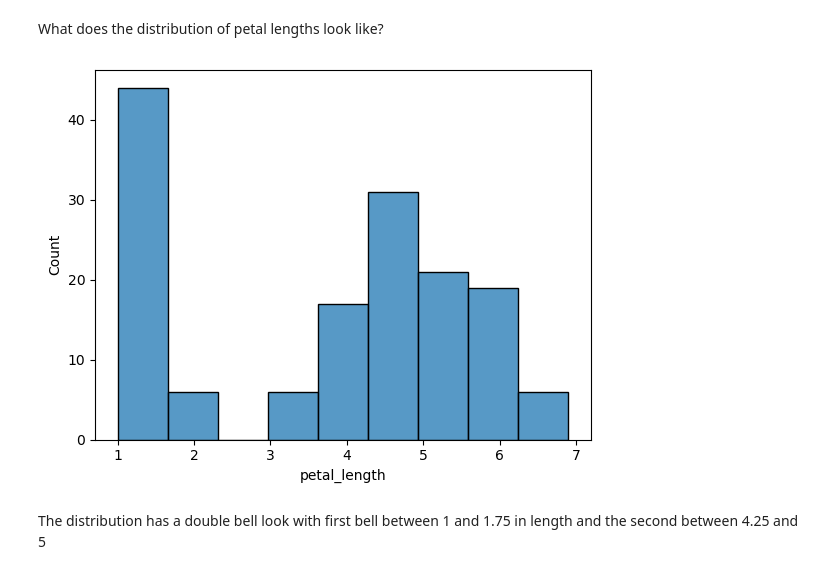
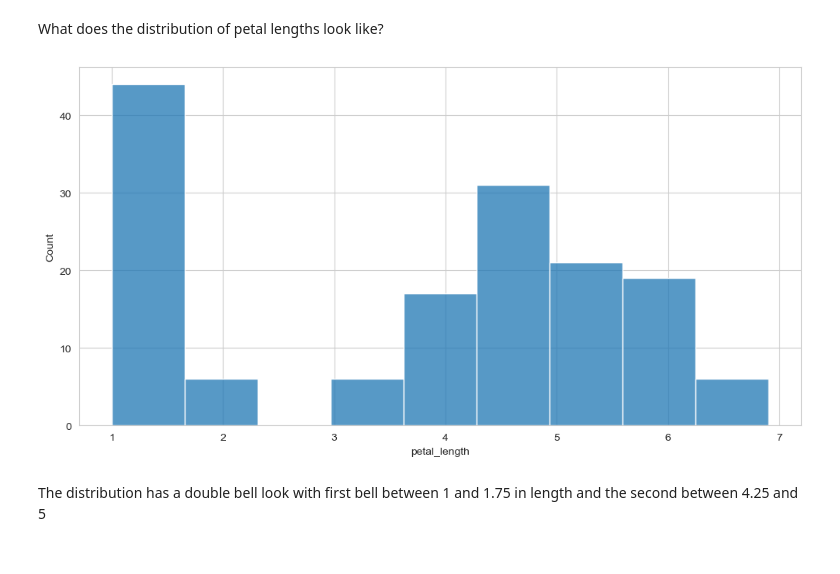
Before and after one commit to lewisalexia/numpy-pandas-visualization-exercises, a Jupyter notebook: seaborn_exercises.ipynb, the cells around one changed output. Saved outputs shown, nothing was run; the diff lists cells and outputs as text; code cells hidden in the pictures.

```diff
--- a/seaborn_exercises.ipynb
+++ b/seaborn_exercises.ipynb
@@ -3,6 +3,7 @@ import numpy as np
 import pandas as pd
 import matplotlib.pyplot as plt
 import seaborn as sns
+sns.set_style('whitegrid')
 # %%
 sns.get_dataset_names()
 # %% [output]
@@ -37,10 +38,12 @@ df.head()
 # %% [markdown]
 What does the distribution of petal lengths look like?
 # %%
+plt.figure(figsize=(12,6))
+
 sns.histplot(df.petal_length)
 plt.show()
 # %% [output]
-[figure, old version]
+[figure, new version]
 # %% [markdown]
 The distribution has a double bell look with first bell between 1 and 1.75 in length and the second between 4.25 and 5
 # %% [markdown]
```
Also changed, not shown: parts of 34 cells of this notebook, 1 other file.
